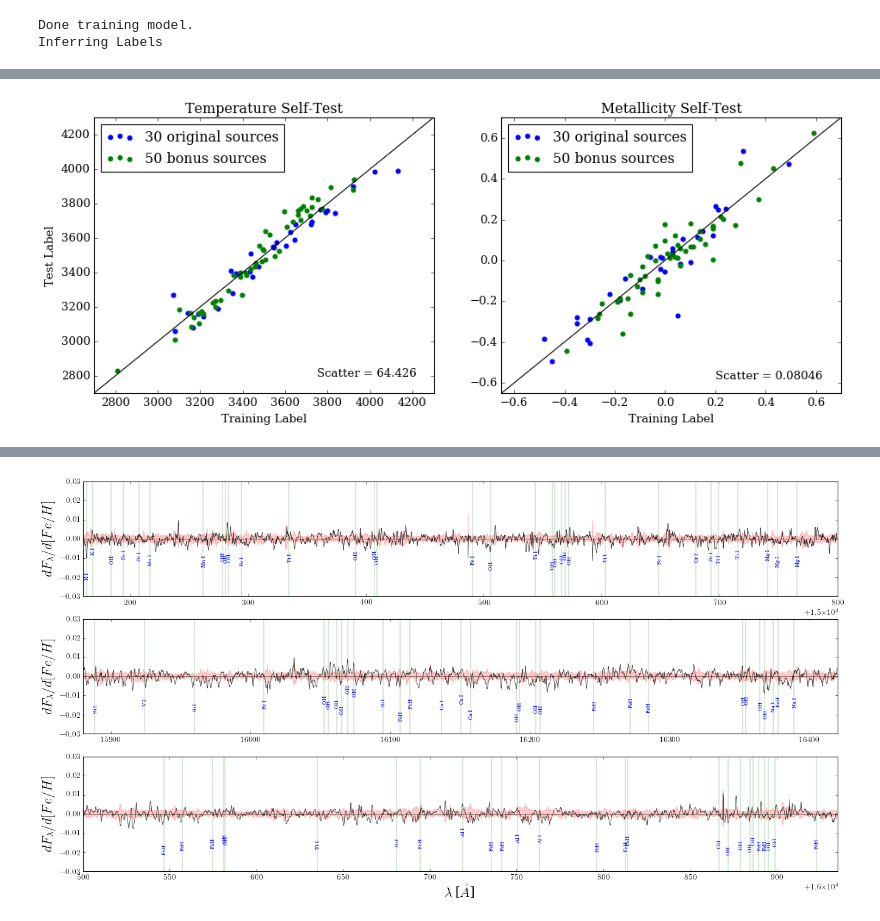
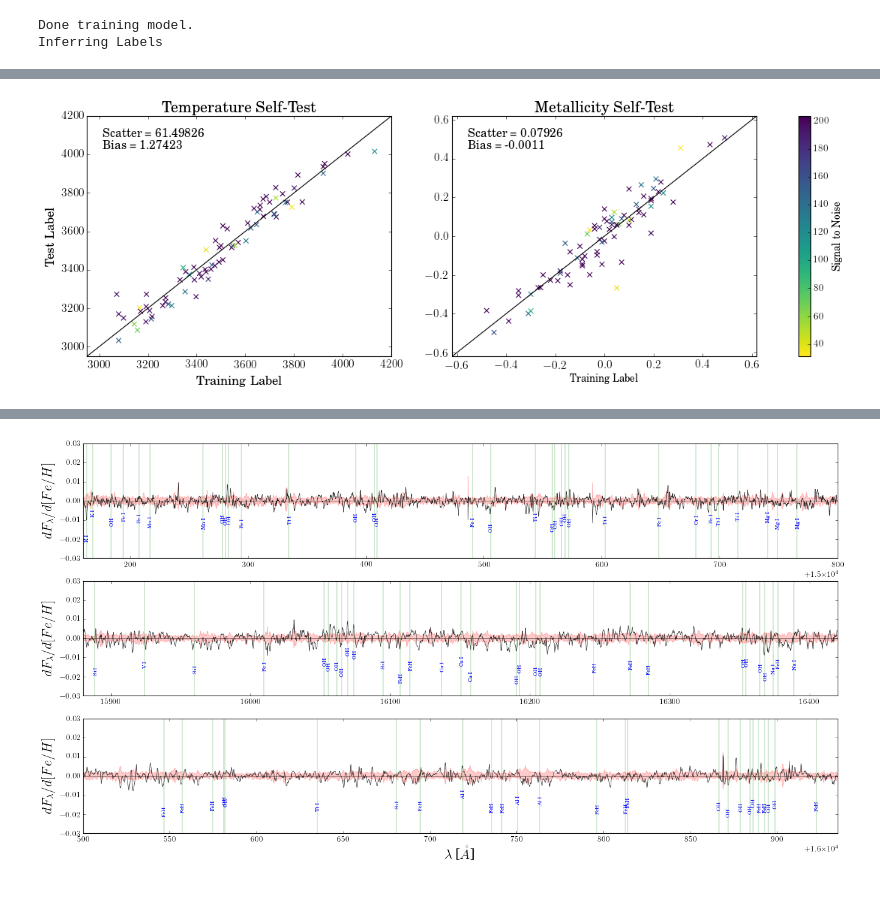
Before and after one commit to jbirky/Mdwarf_project, a Jupyter notebook: cannon_runs/bonus_run_cannon.ipynb, the cells around one changed output, grey strips where cells are left out. Drawn from its saved outputs; the diff is of its cells as text; code cells hidden in the pictures; blank space fills up the shorter version.

```diff
--- a/cannon_runs/bonus_run_cannon.ipynb
+++ b/cannon_runs/bonus_run_cannon.ipynb
@@ -99,10 +69,10 @@ tst_fe_h = np.array(tst_labels).T[1]
 crv_teff = np.array(crv_labels).T[0]
 crv_fe_h = np.array(crv_labels).T[1]
 
-tst_teff_err = tst_teff - trn_teff
-crv_teff_err = crv_teff - trn_teff
-tst_fe_h_err = tst_fe_h - trn_fe_h
-crv_fe_h_err = crv_fe_h - trn_fe_h
+tst_teff_err = trn_teff - tst_teff
+crv_teff_err = trn_teff - crv_teff
+tst_fe_h_err = trn_fe_h - tst_fe_h
+crv_fe_h_err = trn_fe_h - crv_fe_h
 teff_tst_crv_diff = tst_teff - crv_teff
 fe_h_tst_crv_diff = tst_fe_h - crv_fe_h
 # %%
@@ -115,33 +85,41 @@ d = {'ID':names, 'SAMPLE':tr_ID, 'TRAIN_TEFF':trn_teff, 'TEST_TEFF':tst_teff, 'C
 
 df = pd.DataFrame(data=OrderedDict(d))
 df.to_csv('bonus_sample_results.csv')
-# %%
-x = np.arange(-1,4300)
-
-fig, (ax1, ax2) = plt.subplots(1,2, figsize=[14,5])
-ax1.scatter(trn_teff[0:30], tst_teff[0:30], color='b', label='30 original sources')
-ax1.scatter(trn_teff[30:80], tst_teff[30:80], color='g', label='50 bonus sources')
-ax1.plot(x,x, color='k')
-ax1.text(3750, 2800, 'Scatter = 64.426')
-ax1.set_xlim(2700,4300)
-ax1.set_ylim(2700,4300)
-ax1.set_xlabel('Training Label')
-ax1.set_ylabel('Test Label')
-ax1.set_title('Temperature Self-Test')
-ax1.legend(loc='upper left')
-
-ax2.scatter(trn_fe_h[0:30], tst_fe_h[0:30], color='b', label='30 original sources')
-ax2.scatter(trn_fe_h[30:80], tst_fe_h[30:80], color='g', label='50 bonus sources')
-ax2.plot(x,x, color='k')
-ax2.text(.2, -.58, 'Scatter = 0.08046')
-ax2.set_xlim(-.65,.7)
-ax2.set_ylim(-.65,.7)
-ax2.set_xlabel('Training Label')
-ax2.set_title('Metallicity Self-Test')
-ax2.legend(loc='upper left')
-plt.show()
-# %% [output]
-[figure, removed]
+# %%
+x = np.arange(-1,4300)
+
+fig, (ax1, ax2) = plt.subplots(1,2, figsize=[18,5])
+
+scat1, bias1 = np.round(np.std(tst_teff_err),5), np.round(np.mean(tst_teff_err),5)
+scat2, bias2 = np.round(np.std(tst_fe_h_err),5), np.round(np.mean(tst_fe_h_err),5)
+text1 = 'Scatter = %s \n Bias = %s'%(scat1, bias1)
+text2 = 'Scatter = %s \n Bias = %s'%(scat2, bias2)
+
+pl = ax1.scatter(trn_teff, tst_teff, marker='x', c=ds.test_SNR, s=35, cmap='viridis_r')
+ax1.plot(x,x, color='k')
+ax1.text(0.05, 0.95, text1, fontsize=14, transform=ax1.transAxes, verticalalignment='top')
+ax1.set_xlim(2950,4200)
+ax1.set_ylim(2950,4200)
+ax1.set_xlabel('Training Label', fontsize=15)
+ax1.set_ylabel('Test Label', fontsize=15)
+ax1.tick_params(axis='x', labelsize=14)
+ax1.tick_params(axis='y', labelsize=14)
+ax1.set_title('Temperature Self-Test', fontsize=18)
+
+ax2.scatter(trn_fe_h, tst_fe_h, marker='x', c=ds.test_SNR, s=35, cmap='viridis_r')
+ax2.plot(x,x, color='k')
+ax2.text(0.05, 0.95, text2, fontsize=14, transform=ax2.transAxes, verticalalignment='top')
+ax2.set_xlim(-.62,.62)
+ax2.set_ylim(-.62,.62)
+ax2.set_xlabel('Training Label')
+ax2.set_title('Metallicity Self-Test', fontsize=18)
+ax2.tick_params(axis='x', labelsize=14)
+ax2.tick_params(axis='y', labelsize=14)
+cb = plt.colorbar(pl, ax=(ax1,ax2), orientation='vertical')
+cb.set_label('Signal to Noise', fontsize=12)
+plt.show()
+# %% [output]
+[figure, added]
 # %%
 x = np.arange(-1,4300)
 
```
Also changed, not shown: parts of 14 cells of this notebook.
